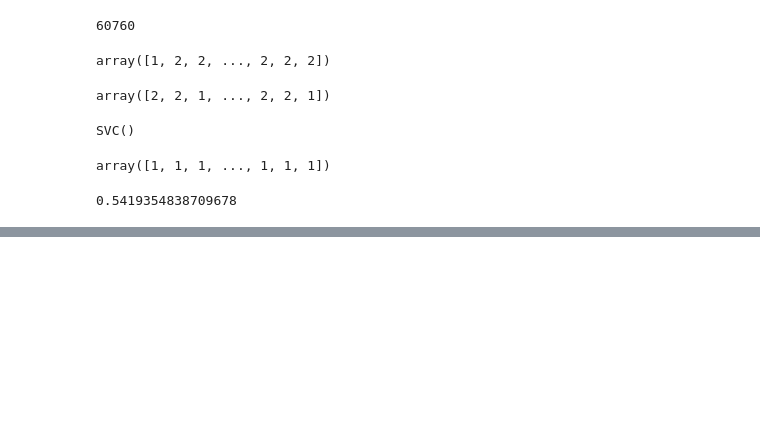
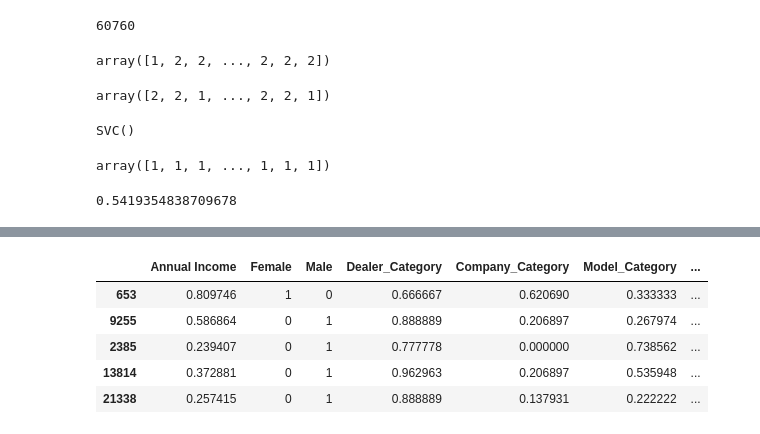
Before and after one commit to santosh4568/Car-Sales-Prediction, a Jupyter notebook: Car_Sales.ipynb, the cells around one changed output, grey strips where cells are left out. Cells and saved outputs as stored; diff of their text form; code cells hidden in the pictures; blank space fills up the shorter version.

```diff
--- a/Car_Sales.ipynb
+++ b/Car_Sales.ipynb
@@ -649,3 +679,6 @@ y_attribute = label.fit_transform(y_attribute)
 y_attribute
 # %% [output]
 array([2, 1, 2, ..., 2, 2, 2])
+# %%
+Y = y_attribute.copy()
+Y
@@ -703,0 +798,9 @@ model.score(X_test , y_test)
+# %%
+X_train1.head()
+# %% [output]
+|  | Annual Income | Female | Male | Dealer_Category | Company_Category | Model_Category | ... |
+| 653 | 0.809746 | 1 | 0 | 0.666667 | 0.620690 | 0.333333 | ... |
+| 9255 | 0.586864 | 0 | 1 | 0.888889 | 0.206897 | 0.267974 | ... |
+| 2385 | 0.239407 | 0 | 1 | 0.777778 | 0.000000 | 0.738562 | ... |
+| 13814 | 0.372881 | 0 | 1 | 0.962963 | 0.206897 | 0.535948 | ... |
+| 21338 | 0.257415 | 0 | 1 | 0.888889 | 0.137931 | 0.222222 | ... |
```
Also changed, not shown: parts of 27 cells of this notebook.
